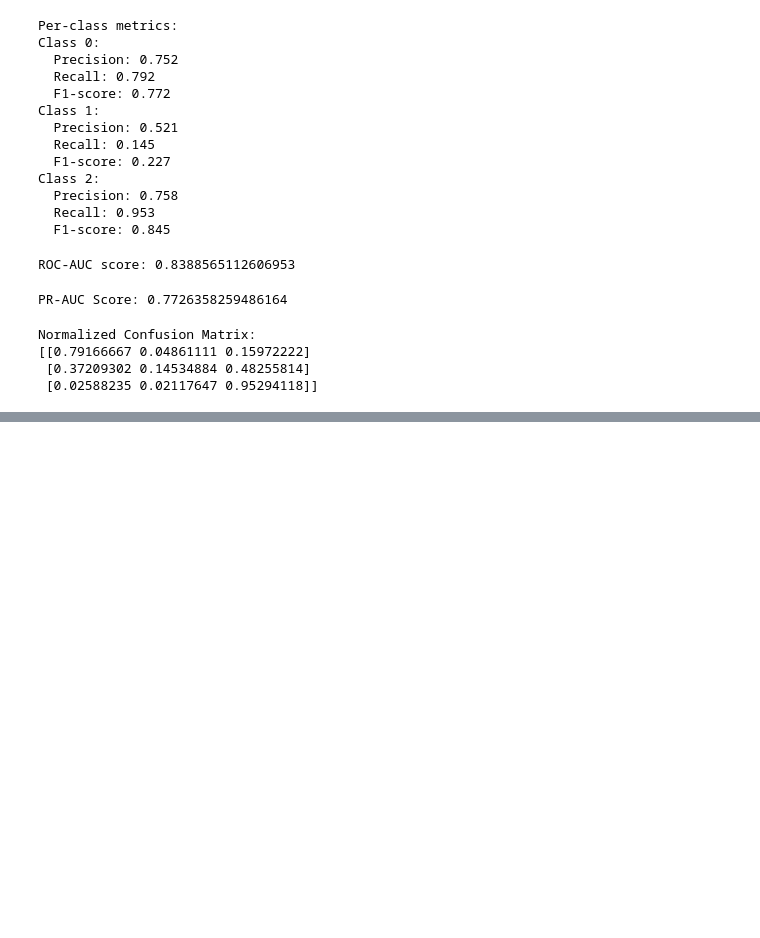
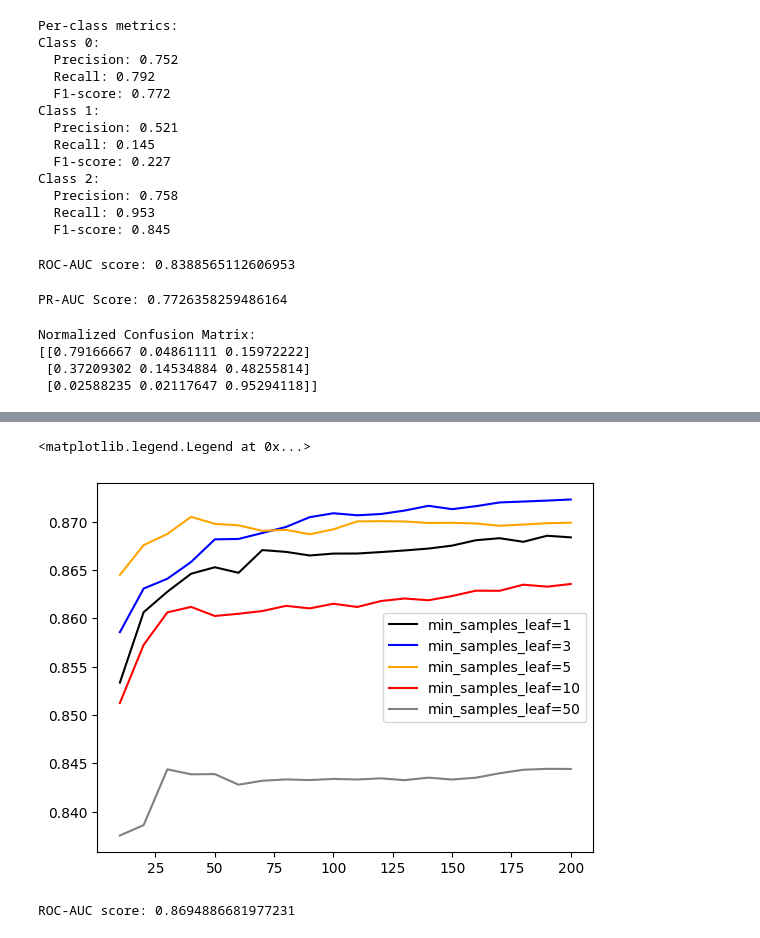
Before and after one commit to ranga4all1/student-dropout-and-success-prediction, a Jupyter notebook: notebooks/notebook.ipynb, the cells around one changed output, grey strips where cells are left out. Cells and saved outputs as stored; diff of their text form; code cells hidden in the pictures; blank space fills up the shorter version.

```diff
--- a/notebooks/notebook.ipynb
+++ b/notebooks/notebook.ipynb
@@ -584,0 +704,23 @@ Normalized Confusion Matrix:
+# %%
+max_depth = 10
+# %%
+scores = []
+
+for s in [1, 3, 5, 10, 50]:
+    for n in range(10, 201, 10):
+        model_rf = RandomForestClassifier(n_estimators=n,
+                                          max_depth=max_depth,
+                                          min_samples_leaf=s,
+                                          n_jobs=-1,
+                                          random_state=13)
+        model_rf.fit(df_train_scaled, y_train)
+
+        # Get predictions
+        # y_pred = model_dt.predict(df_val_scaled)
+        y_pred_proba = model_rf.predict_proba(df_val_scaled)
+        roc_auc = roc_auc_score(y_val, y_pred_proba, multi_class='ovr')
+
+        scores.append((s, n, roc_auc))
+# %%
+columns = ['min_samples_leaf', 'n_estimators', 'roc_auc']
+df_scores = pd.DataFrame(scores, columns=columns)
@@ -584,0 +743,15 @@ Normalized Confusion Matrix:
+# %%
+colors = ['black', 'blue', 'orange', 'red', 'grey']
+values = [1, 3, 5, 10, 50]
+
+for s, col in zip(values, colors):
+    df_subset = df_scores[df_scores.min_samples_leaf == s]
+
+    plt.plot(df_subset.n_estimators, df_subset.roc_auc,
+             color=col,
+             label='min_samples_leaf=%d' % s)
+
+plt.legend()
+# %% [output]
+<matplotlib.legend.Legend at 0x...>
+[figure, added]
@@ -584,0 +761,15 @@ Normalized Confusion Matrix:
+# %%
+model_rf = RandomForestClassifier(n_estimators=200,
+                                          max_depth=d,
+                                          min_samples_leaf=min_samples_leaf,
+                                          n_jobs=-1,
+                                          random_state=13)
+model_rf.fit(df_train_scaled, y_train)
+
+# Get predictions
+# y_pred = model_dt.predict(df_val_scaled)
+y_pred_proba = model_rf.predict_proba(df_val_scaled)
+roc_auc = roc_auc_score(y_val, y_pred_proba, multi_class='ovr')
+print(f"\nROC-AUC score: {roc_auc}")
+# %% [output]
+ROC-AUC score: 0.8694886681977231
```
Also changed, not shown: parts of 26 cells of this notebook.
